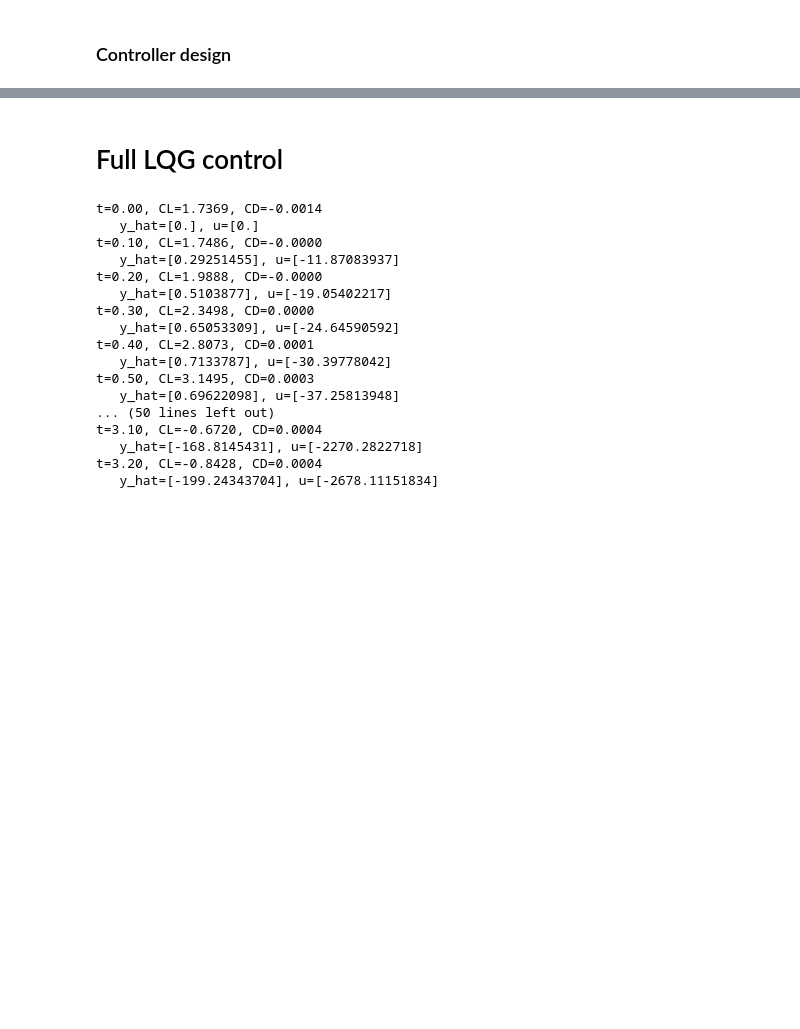
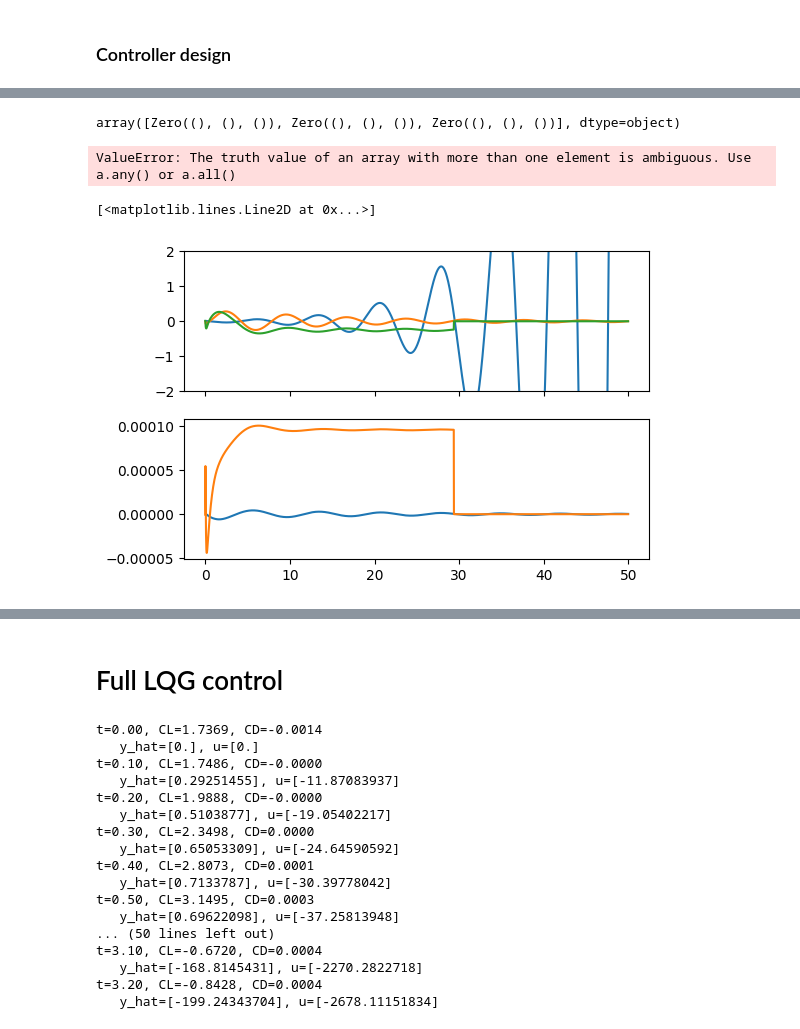
Before and after one commit to dynamicslab/hydrogym, a Jupyter notebook: examples/cylinder/model_reduction/global_proj.ipynb, the cells around one changed output, grey strips where cells are left out. Drawn from its saved outputs; the diff is of its cells as text; code cells hidden in the pictures; blank space fills up the shorter version.

```diff
--- a/examples/cylinder/model_reduction/global_proj.ipynb
+++ b/examples/cylinder/model_reduction/global_proj.ipynb
@@ -451,0 +619,26 @@ plt.show()
+# %%
+rho[i] * qC
+# %% [output]
+array([Zero((), (), ()), Zero((), (), ()), Zero((), (), ())], dtype=object)
+# %%
+# flow.q.assign(solver.q - rho[i] * qC)
+
+fig, ax = plt.subplots(1, 1, figsize=(6, 3))
+flow.render(axes=ax)
+ax.set_xlim([-5, 15])
+ax.set_ylim([-5, 5])
+plt.show()
+# %% [output]
+ValueError: The truth value of an array with more than one element is ambiguous. Use a.any() or a.all()
+# %%
+fig, ax = plt.subplots(2, 1, figsize=(6, 4), sharex=True)
+ax[0].plot(t, CL_nat)
+ax[0].plot(t, CL_ctrl)
+ax[0].plot(t, CL_bc)
+ax[0].set_ylim([-2, 2])
+
+ax[1].plot(t, CD_ctrl)
+ax[1].plot(t, CD_bc)
+# %% [output]
+[<matplotlib.lines.Line2D at 0x...>]
+[figure, added]
```
Also changed, not shown: parts of 16 cells of this notebook, 4 other files.
